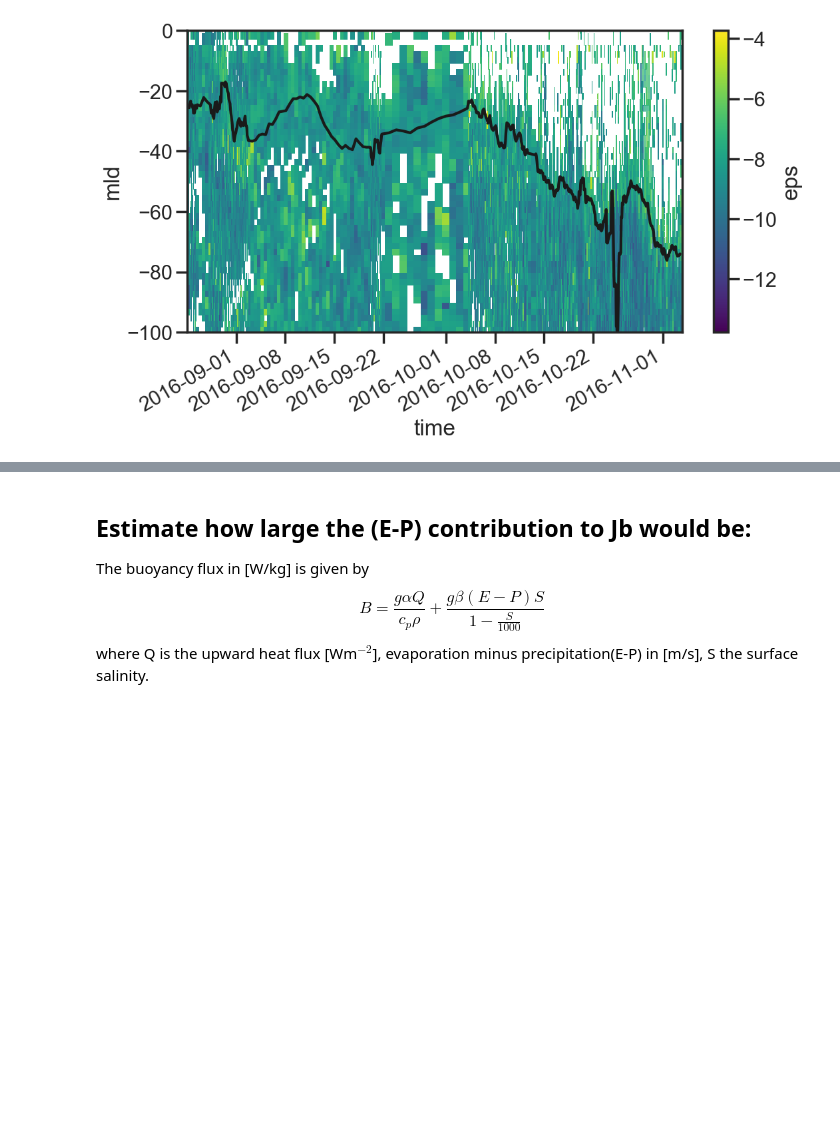
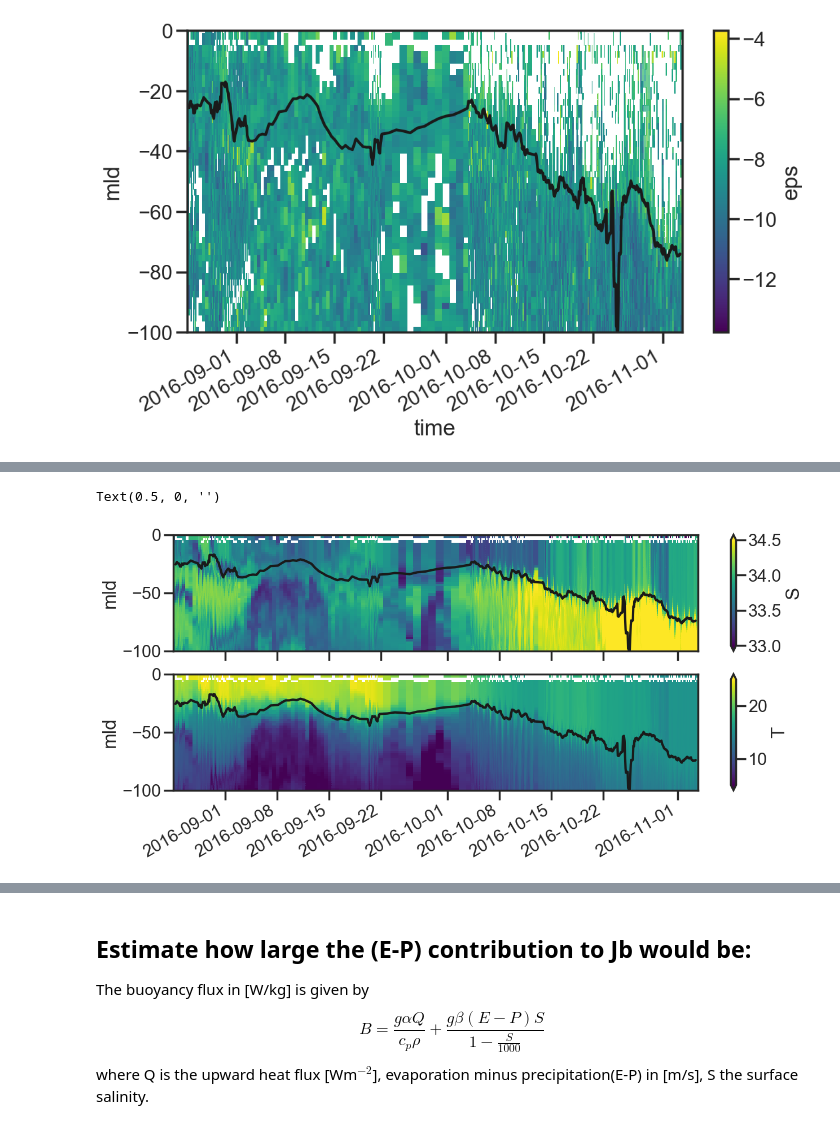
Before and after one commit to sessink/NIW, a Jupyter notebook: notebooks/turbulent_terms.ipynb, the cells around one changed output, grey strips where cells are left out. Drawn from its saved outputs; the diff is of its cells as text; code cells hidden in the pictures; blank space fills up the shorter version.

```diff
--- a/notebooks/turbulent_terms.ipynb
+++ b/notebooks/turbulent_terms.ipynb
@@ -213,0 +214,15 @@ plt.xlabel(None);
+# %%
+f,ax = plt.subplots(2,1,figsize=(15,6), sharex=True)
+raw.S.plot(vmin=33,vmax=34.5, ax=ax[0])
+raw.mld.plot(color='k', ax= ax[0])
+ax[0].set_ylim(-100,0)
+ax[0].set_xlabel(None)
+
+
+raw.T.plot(vmin=5,vmax=25, ax=ax[1])
+raw.mld.plot(color='k', ax= ax[1])
+ax[1].set_ylim(-100,0)
+ax[1].set_xlabel(None)
+# %% [output]
+Text(0.5, 0, '')
+[figure, added]
```
Also changed, not shown: parts of 33 cells of this notebook.
